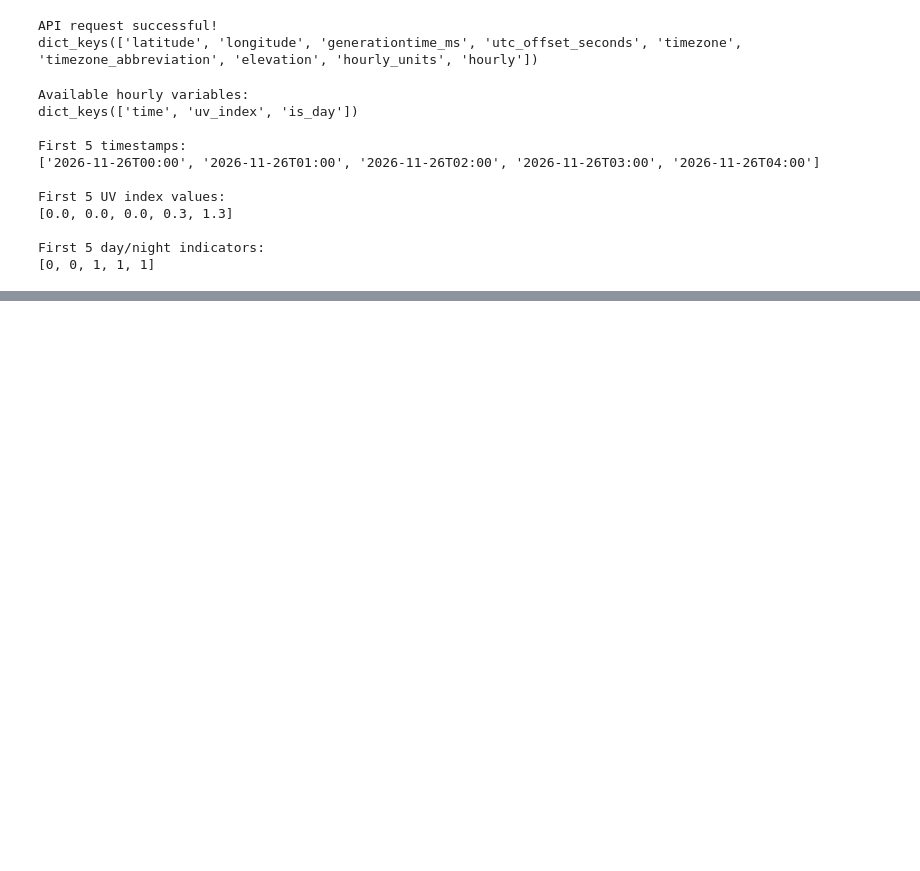
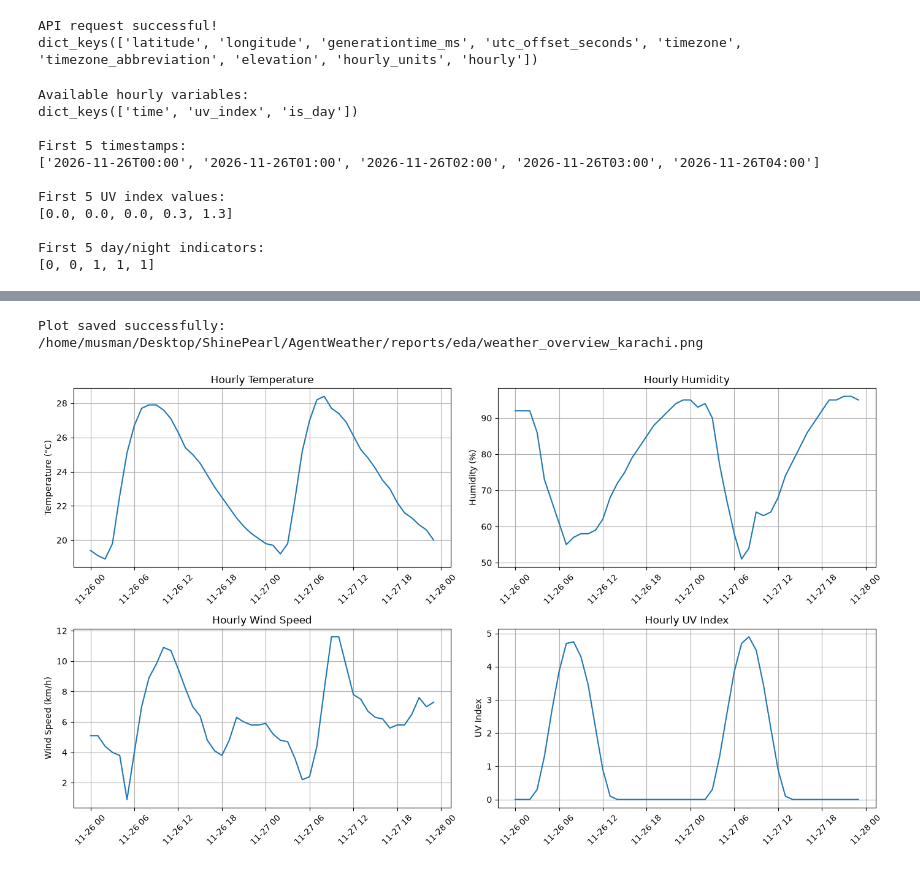
Before and after one commit to itsmusman/AgentWeather, a Jupyter notebook: notebooks/01_explore_apis.ipynb, the cells around one changed output, grey strips where cells are left out. Drawn from its saved outputs; the diff is of its cells as text; code cells hidden in the pictures; blank space fills up the shorter version.

```diff
--- a/notebooks/01_explore_apis.ipynb
+++ b/notebooks/01_explore_apis.ipynb
@@ -66,0 +231,15 @@ First 5 day/night indicators:
+# %%
+weather_df = pd.DataFrame(weather_data["hourly"])
+
+# Convert time strings into proper UTC datetime values
+weather_df["time"] = pd.to_datetime(
+    weather_df["time"],
+    utc=True
+)
+
+# Use time as the DataFrame index
+weather_df = weather_df.set_index("time")
+
+# Display the first 5 records
+
+weather_df.head()
@@ -66,0 +351,45 @@ First 5 day/night indicators:
+# %%
+import matplotlib.pyplot as plt
+
+fig, axes = plt.subplots(2, 2, figsize=(14, 8))
+
+# Temperature
+axes[0, 0].plot(weather_df.index, weather_df["temperature_2m"])
+axes[0, 0].set_title("Hourly Temperature")
+axes[0, 0].set_ylabel("Temperature (°C)")
+
+# Humidity
+axes[0, 1].plot(weather_df.index, weather_df["relative_humidity_2m"])
+axes[0, 1].set_title("Hourly Humidity")
+axes[0, 1].set_ylabel("Humidity (%)")
+
+# Wind speed
+axes[1, 0].plot(weather_df.index, weather_df["wind_speed_10m"])
+axes[1, 0].set_title("Hourly Wind Speed")
+axes[1, 0].set_ylabel("Wind Speed (km/h)")
+
+# UV index
+axes[1, 1].plot(weather_df.index, weather_df["uv_index"])
+axes[1, 1].set_title("Hourly UV Index")
+axes[1, 1].set_ylabel("UV Index")
+
+for ax in axes.flat:
+    ax.tick_params(axis="x", rotation=45)
+    ax.grid(True)
+
+plt.tight_layout()
+
+# Save the existing EDA visualization
+plot_path = output_dir / "weather_overview_karachi.png"
+
+fig.savefig(
+    plot_path,
+    dpi=150,
+    bbox_inches="tight"
+)
+
+print(f"Plot saved successfully: {plot_path}")
+plt.show()
+# %% [output]
+Plot saved successfully: /home/musman/Desktop/ShinePearl/AgentWeather/reports/eda/weather_overview_karachi.png
+[figure, added]
```
Also changed, not shown: parts of 14 cells of this notebook, 3 other files.
